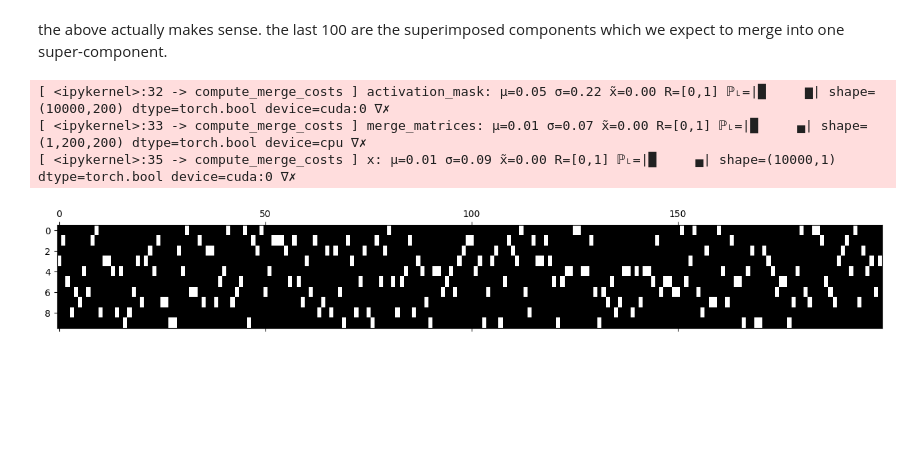
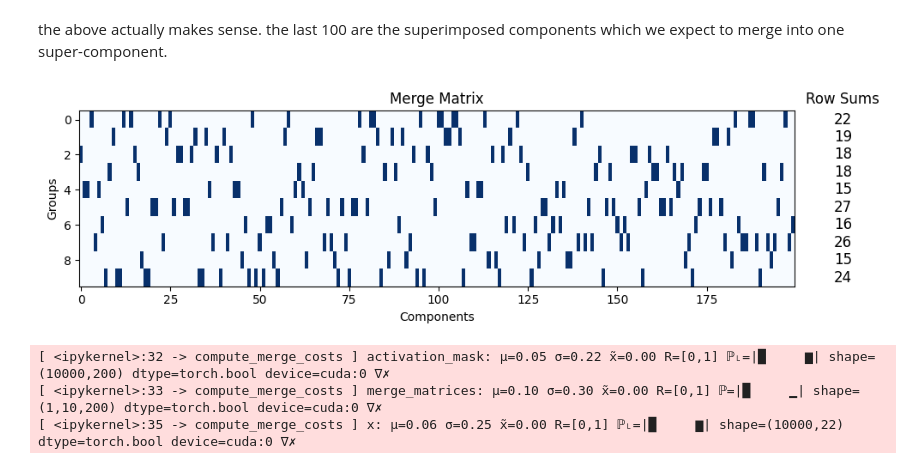
Before and after one commit to mivanit/apd, a Jupyter notebook: notebooks/mivanit/dev_grouping_3.ipynb, the cells around one changed output. Saved outputs shown, nothing was run; the diff lists cells and outputs as text; code cells hidden in the pictures; blank space fills up the shorter version.

```diff
--- a/notebooks/mivanit/dev_grouping_3.ipynb
+++ b/notebooks/mivanit/dev_grouping_3.ipynb
@@ -152,43 +152,74 @@ def compute_merge_costs(
 
     # return total_costs
 
+def plot_merge_matrix(
+    merge_matrix: Bool[Tensor, "k_groups n_components"],
+    figsize: tuple[int, int] = (10, 3),
+) -> None:
+    """Plot merge matrix with row sums"""
+
+    k_groups, n_components = merge_matrix.shape
+    group_sizes: Int[Tensor, "k_groups"] = merge_matrix.sum(dim=1)
+
+    fig, (ax1, ax2) = plt.subplots(1, 2, figsize=figsize, gridspec_kw={'width_ratios': [10, 1]})
+
+    # Main matrix plot
+    ax1.imshow(merge_matrix.cpu(), aspect='auto', cmap='Blues', interpolation='nearest')
+    ax1.set_xlabel('Components')
+    ax1.set_ylabel('Groups')
+    ax1.set_title('Merge Matrix')
+
+    # Row sums as text
+    ax2.set_xlim(0, 1)
+    ax2.set_ylim(-0.5, k_groups - 0.5)
+    ax2.invert_yaxis()
+    ax2.set_title('Row Sums')
+    ax2.axis('off')
+
+    # Add text labels
+    for i, size in enumerate(group_sizes):
+        ax2.text(0.5, i, str(size.item()), va='center', ha='center', fontsize=12)
+
+    plt.tight_layout()
+    plt.show()
+
 def rand_merge_mat(
     n_components: int,
     k_groups: int,
     device: torch.device = DEVICE,
 ) -> Bool[Tensor, "k_groups n_components"]:
     """Generate a random merge matrix with given number of components and groups."""
-    group_idxs: Int[Tensor, "n_components"] = torch.randint(
+    group_idxs: Int[Tensor, " n_components"] = torch.randint(
         low=0,
         high=k_groups,
         size=(n_components,),
         device=DEVICE,
     )
     merge_matrix: Bool[Tensor, "k_groups n_components"] = torch.zeros(
         size=(k_groups, n_components),
         dtype=torch.bool,
         device=device,
     )
     merge_matrix[group_idxs, torch.arange(n_components, device=device)] = True
     return merge_matrix
 
 mm = rand_merge_mat(
     n_components=200,
     k_groups=10,
 )
 
-plt.matshow(mm.cpu().numpy(), cmap='gray', aspect='auto')
+plot_merge_matrix(mm.cpu())
 
 compute_merge_costs(
     activation_mask=COACTIVATIONS['active_mask'],
-    merge_matrices=torch.eye(200).bool(),
+    merge_matrices=mm,
     alpha=1.0,
 )
 # %% [output]
+[figure, new version]
 [ <ipykernel>:32 -> compute_merge_costs ] activation_mask: μ=0.05 σ=0.22 x̃=0.00 R=[0,1] ℙ˪=|█     ▆| shape=(10000,200) dtype=torch.bool device=cuda:0 ∇✗
-[ <ipykernel>:33 -> compute_merge_costs ] merge_matrices: μ=0.01 σ=0.07 x̃=0.00 R=[0,1] ℙ˪=|█     ▄| shape=(1,200,200) dtype=torch.bool device=cpu ∇✗
-[ <ipykernel>:35 -> compute_merge_costs ] x: μ=0.01 σ=0.09 x̃=0.00 R=[0,1] ℙ˪=|█     ▄| shape=(10000,1) dtype=torch.bool device=cuda:0 ∇✗
+[ <ipykernel>:33 -> compute_merge_costs ] merge_matrices: μ=0.10 σ=0.30 x̃=0.00 R=[0,1] ℙ=|█     ▁| shape=(1,10,200) dtype=torch.bool device=cuda:0 ∇✗
+[ <ipykernel>:35 -> compute_merge_costs ] x: μ=0.06 σ=0.25 x̃=0.00 R=[0,1] ℙ˪=|█     ▆| shape=(10000,22) dtype=torch.bool device=cuda:0 ∇✗
-[figure, old version]
 # %%
 
 
```
